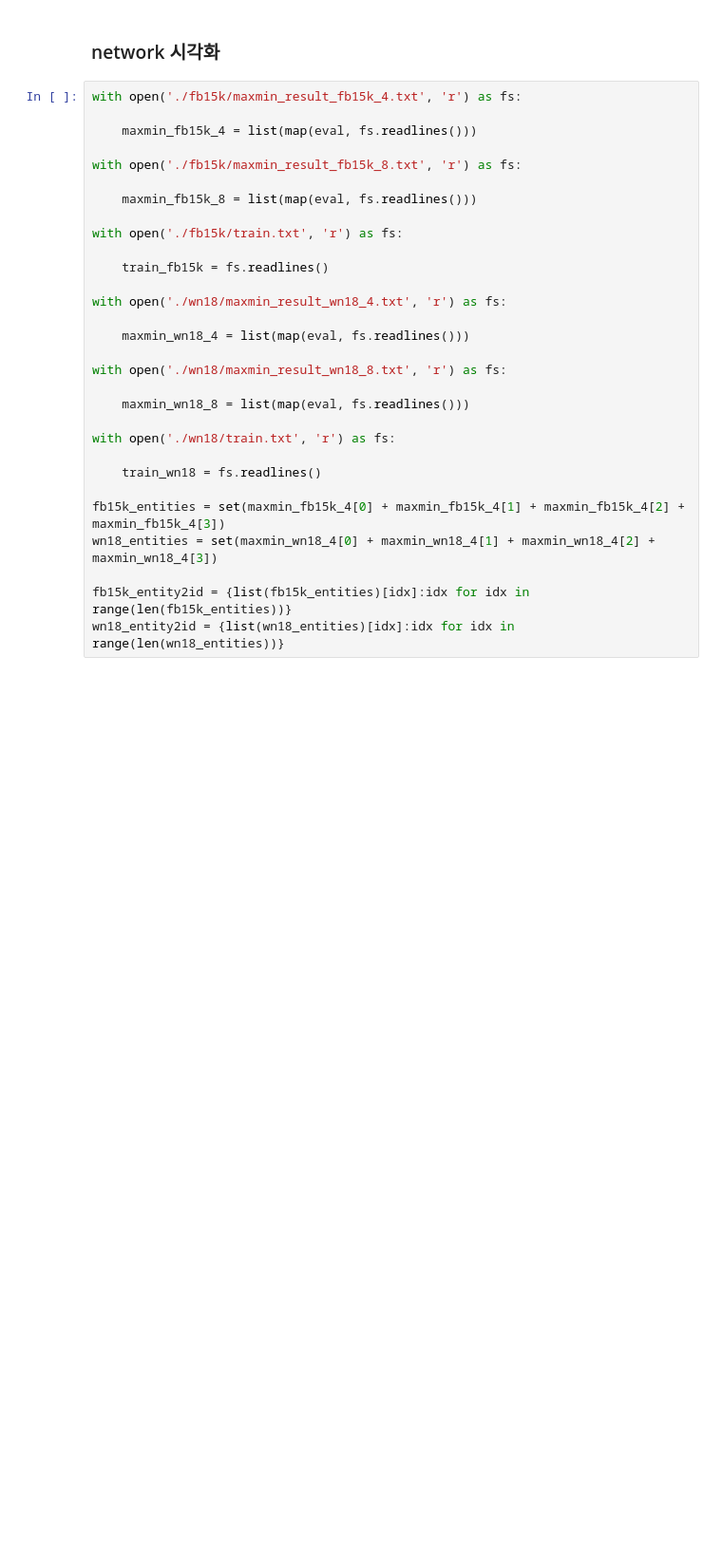
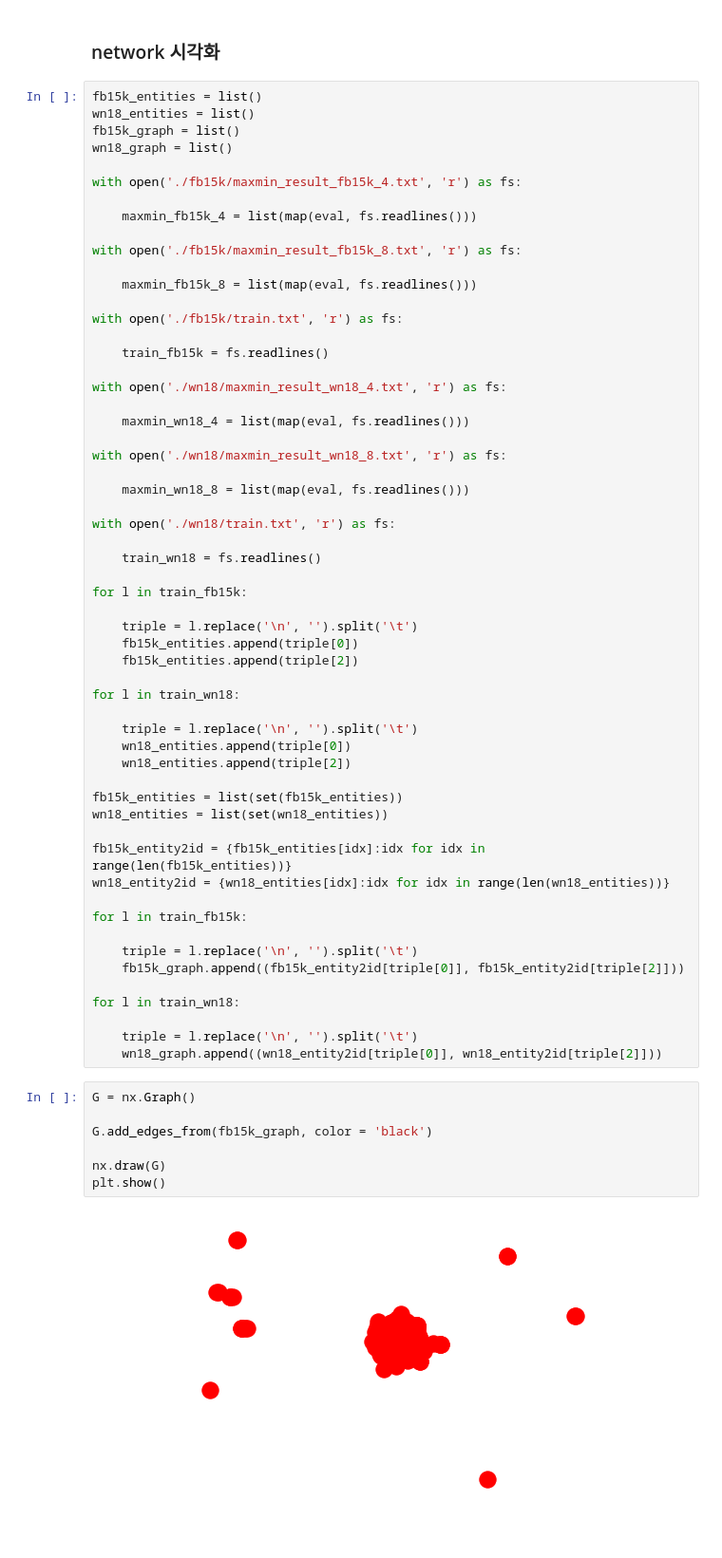
Before and after one commit to ahnjaewoo/Embedding, a Jupyter notebook: figures/figures.ipynb, the cells around one changed output. Shown: that part at 95% size. Drawn from its saved outputs; the diff is of its cells as text; blank space fills up the shorter version.

```diff
--- a/figures/figures.ipynb
+++ b/figures/figures.ipynb
@@ -657,6 +613,11 @@ plt.show()
 # %% [markdown]
 ### network 시각화
 # %%
+fb15k_entities = list()
+wn18_entities = list()
+fb15k_graph = list()
+wn18_graph = list()
+
 with open('./fb15k/maxmin_result_fb15k_4.txt', 'r') as fs:
 
     maxmin_fb15k_4 = list(map(eval, fs.readlines()))
@@ -681,8 +642,39 @@ with open('./wn18/train.txt', 'r') as fs:
 
     train_wn18 = fs.readlines()
 
-fb15k_entities = set(maxmin_fb15k_4[0] + maxmin_fb15k_4[1] + maxmin_fb15k_4[2] + maxmin_fb15k_4[3])
-wn18_entities = set(maxmin_wn18_4[0] + maxmin_wn18_4[1] + maxmin_wn18_4[2] + maxmin_wn18_4[3])
+for l in train_fb15k:
 
-fb15k_entity2id = {list(fb15k_entities)[idx]:idx for idx in range(len(fb15k_entities))}
-wn18_entity2id = {list(wn18_entities)[idx]:idx for idx in range(len(wn18_entities))}
+    triple = l.replace('\n', '').split('\t')
+    fb15k_entities.append(triple[0])
+    fb15k_entities.append(triple[2])
+
+for l in train_wn18:
+
+    triple = l.replace('\n', '').split('\t')
+    wn18_entities.append(triple[0])
+    wn18_entities.append(triple[2])
+
+fb15k_entities = list(set(fb15k_entities))
+wn18_entities = list(set(wn18_entities))
+
+fb15k_entity2id = {fb15k_entities[idx]:idx for idx in range(len(fb15k_entities))}
+wn18_entity2id = {wn18_entities[idx]:idx for idx in range(len(wn18_entities))}
+
+for l in train_fb15k:
+
+    triple = l.replace('\n', '').split('\t')
+    fb15k_graph.append((fb15k_entity2id[triple[0]], fb15k_entity2id[triple[2]]))
+
+for l in train_wn18:
+
+    triple = l.replace('\n', '').split('\t')
+    wn18_graph.append((wn18_entity2id[triple[0]], wn18_entity2id[triple[2]]))
+# %%
+G = nx.Graph()
+
+G.add_edges_from(fb15k_graph, color = 'black')
+
+nx.draw(G)
+plt.show()
+# %% [output]
+[figure, added]
```
Also changed, not shown: parts of 22 cells of this notebook.
